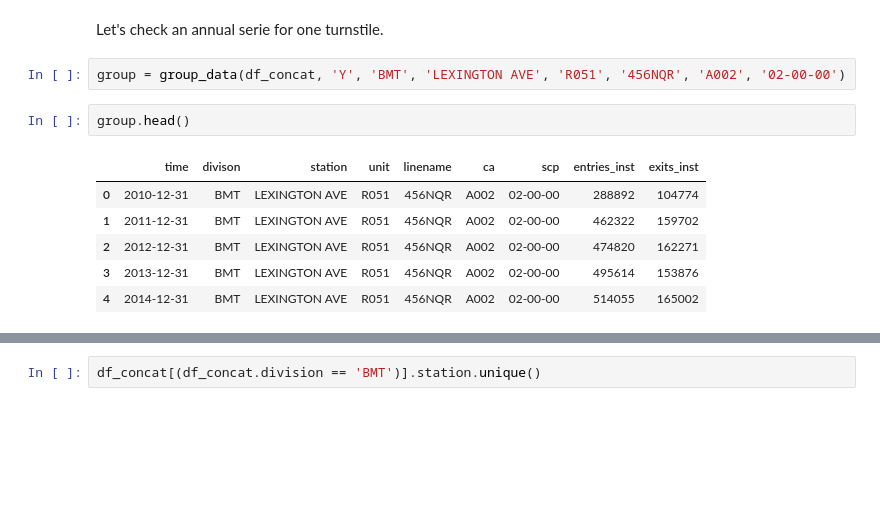
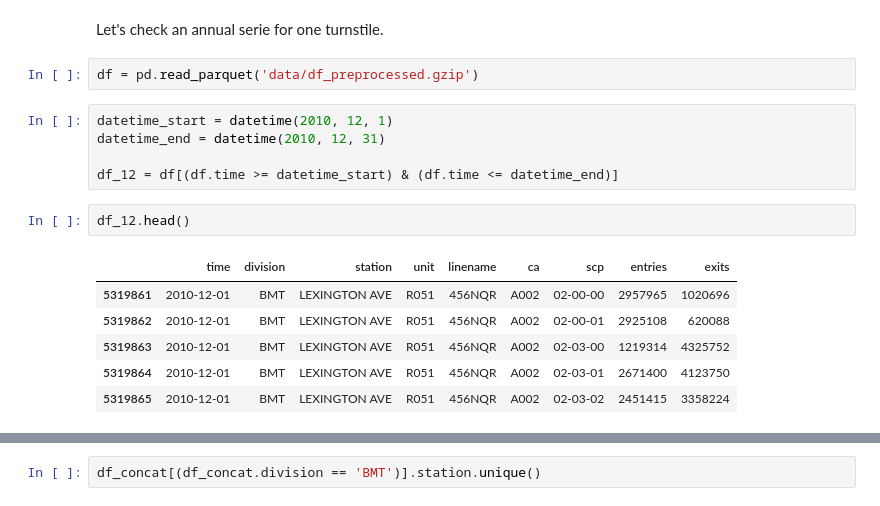
Before and after one commit to alvarodiegomaia/nyc-metro-challenge, a Jupyter notebook: main.ipynb, the cells around one changed output, grey strips where cells are left out. Cells and saved outputs as stored; diff of their text form; blank space fills up the shorter version.

```diff
--- a/main.ipynb
+++ b/main.ipynb
@@ -537,14 +537,19 @@ df_concat.to_parquet('data/df_preprocessed.gzip', compression='gzip')
 ## Exploratory data analysis
 # %% [markdown]
 Let's check an annual serie for one turnstile.
-# %%
-group = group_data(df_concat, 'Y', 'BMT', 'LEXINGTON AVE', 'R051', '456NQR', 'A002', '02-00-00')
+# %%
+df = pd.read_parquet('data/df_preprocessed.gzip')
+# %%
+datetime_start = datetime(2010, 12, 1)
+datetime_end = datetime(2010, 12, 31)
+
+df_12 = df[(df.time >= datetime_start) & (df.time <= datetime_end)]
 # %%
-group.head()
+df_12.head()
 # %% [output]
-|  | time | divison | station | unit | linename | ca | scp | entries_inst | exits_inst |
-| 0 | 2010-12-31 | BMT | LEXINGTON AVE | R051 | 456NQR | A002 | 02-00-00 | 288892 | 104774 |
-| 1 | 2011-12-31 | BMT | LEXINGTON AVE | R051 | 456NQR | A002 | 02-00-00 | 462322 | 159702 |
-| 2 | 2012-12-31 | BMT | LEXINGTON AVE | R051 | 456NQR | A002 | 02-00-00 | 474820 | 162271 |
-| 3 | 2013-12-31 | BMT | LEXINGTON AVE | R051 | 456NQR | A002 | 02-00-00 | 495614 | 153876 |
-| 4 | 2014-12-31 | BMT | LEXINGTON AVE | R051 | 456NQR | A002 | 02-00-00 | 514055 | 165002 |
+|  | time | division | station | unit | linename | ca | scp | entries | exits |
+| 5319861 | 2010-12-01 | BMT | LEXINGTON AVE | R051 | 456NQR | A002 | 02-00-00 | 2957965 | 1020696 |
+| 5319862 | 2010-12-01 | BMT | LEXINGTON AVE | R051 | 456NQR | A002 | 02-00-01 | 2925108 | 620088 |
+| 5319863 | 2010-12-01 | BMT | LEXINGTON AVE | R051 | 456NQR | A002 | 02-03-00 | 1219314 | 4325752 |
+| 5319864 | 2010-12-01 | BMT | LEXINGTON AVE | R051 | 456NQR | A002 | 02-03-01 | 2671400 | 4123750 |
+| 5319865 | 2010-12-01 | BMT | LEXINGTON AVE | R051 | 456NQR | A002 | 02-03-02 | 2451415 | 3358224 |
```
Also changed, not shown: parts of 14 cells of this notebook.
